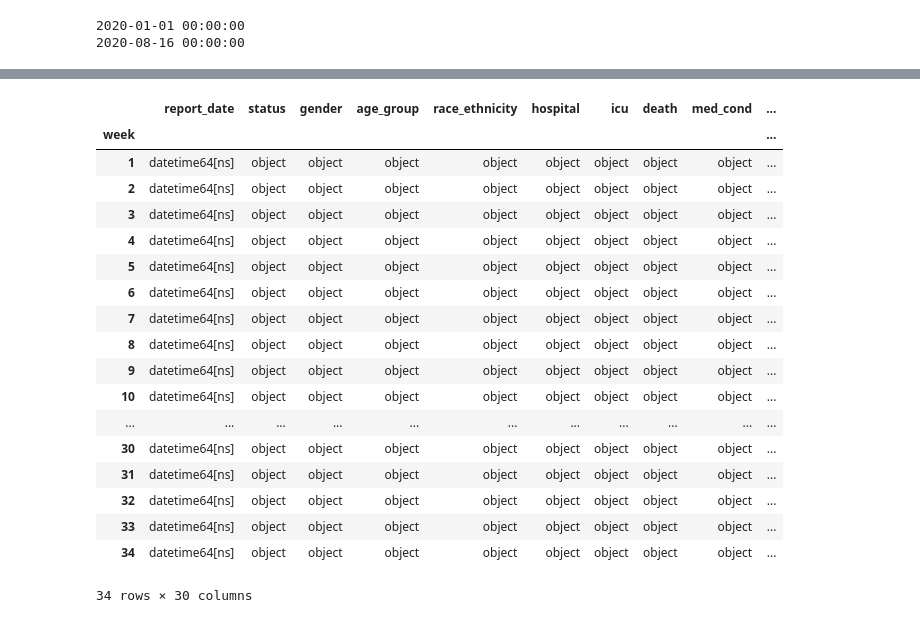
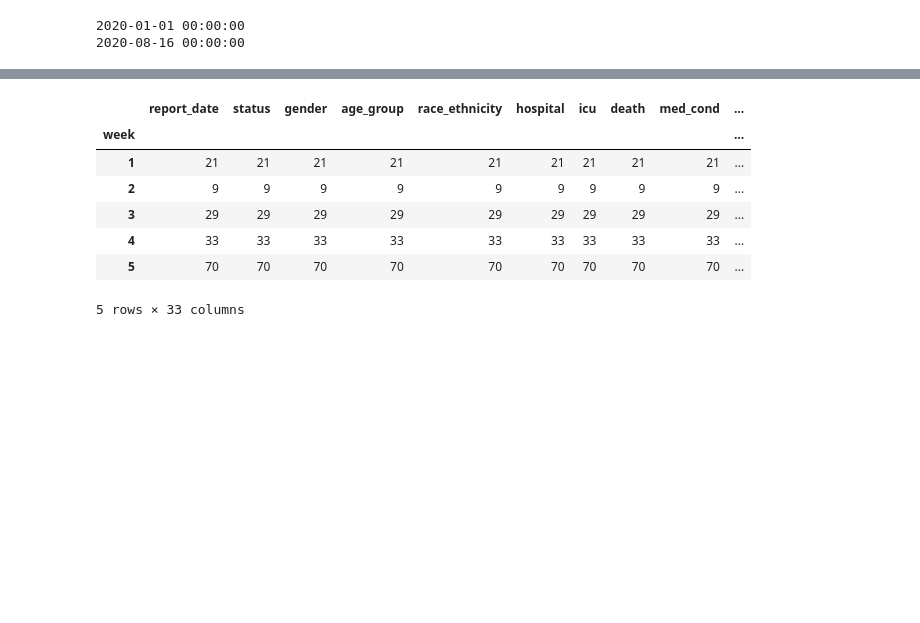
Before and after one commit to lmm9/Project_One, a Jupyter notebook: analysis_csv.ipynb, the cells around one changed output, grey strips where cells are left out. Saved outputs shown, nothing was run; the diff lists cells and outputs as text; code cells hidden in the pictures; blank space fills up the shorter version.

```diff
--- a/analysis_csv.ipynb
+++ b/analysis_csv.ipynb
@@ -204,24 +221,14 @@ grouped_covid_df.count()
-# %%
-grouped_covid_df.dtypes
-# %% [output]
-|  | report_date | status | gender | age_group | race_ethnicity | hospital | icu | death | med_cond | ... |
-| week |  |  |  |  |  |  |  |  |  | ... |
-| 1 | datetime64[ns] | object | object | object | object | object | object | object | object | ... |
-| 2 | datetime64[ns] | object | object | object | object | object | object | object | object | ... |
-| 3 | datetime64[ns] | object | object | object | object | object | object | object | object | ... |
-| 4 | datetime64[ns] | object | object | object | object | object | object | object | object | ... |
-| 5 | datetime64[ns] | object | object | object | object | object | object | object | object | ... |
-| 6 | datetime64[ns] | object | object | object | object | object | object | object | object | ... |
-| 7 | datetime64[ns] | object | object | object | object | object | object | object | object | ... |
-| 8 | datetime64[ns] | object | object | object | object | object | object | object | object | ... |
-| 9 | datetime64[ns] | object | object | object | object | object | object | object | object | ... |
-| 10 | datetime64[ns] | object | object | object | object | object | object | object | object | ... |
-| ... | ... | ... | ... | ... | ... | ... | ... | ... | ... | ... |
-| 30 | datetime64[ns] | object | object | object | object | object | object | object | object | ... |
-| 31 | datetime64[ns] | object | object | object | object | object | object | object | object | ... |
-| 32 | datetime64[ns] | object | object | object | object | object | object | object | object | ... |
-| 33 | datetime64[ns] | object | object | object | object | object | object | object | object | ... |
-| 34 | datetime64[ns] | object | object | object | object | object | object | object | object | ... |
-34 rows × 30 columns
+# %%
+covid_week_df=grouped_covid_df.count()
+covid_week_df.head()
+# %% [output]
+|  | report_date | status | gender | age_group | race_ethnicity | hospital | icu | death | med_cond | ... |
+| week |  |  |  |  |  |  |  |  |  | ... |
+| 1 | 21 | 21 | 21 | 21 | 21 | 21 | 21 | 21 | 21 | ... |
+| 2 | 9 | 9 | 9 | 9 | 9 | 9 | 9 | 9 | 9 | ... |
+| 3 | 29 | 29 | 29 | 29 | 29 | 29 | 29 | 29 | 29 | ... |
+| 4 | 33 | 33 | 33 | 33 | 33 | 33 | 33 | 33 | 33 | ... |
+| 5 | 70 | 70 | 70 | 70 | 70 | 70 | 70 | 70 | 70 | ... |
+5 rows × 33 columns
 # %%
 # Export file as a CSV, without the Pandas index, but with the header
```
Also changed, not shown: parts of 7 cells of this notebook, 2 other files.
